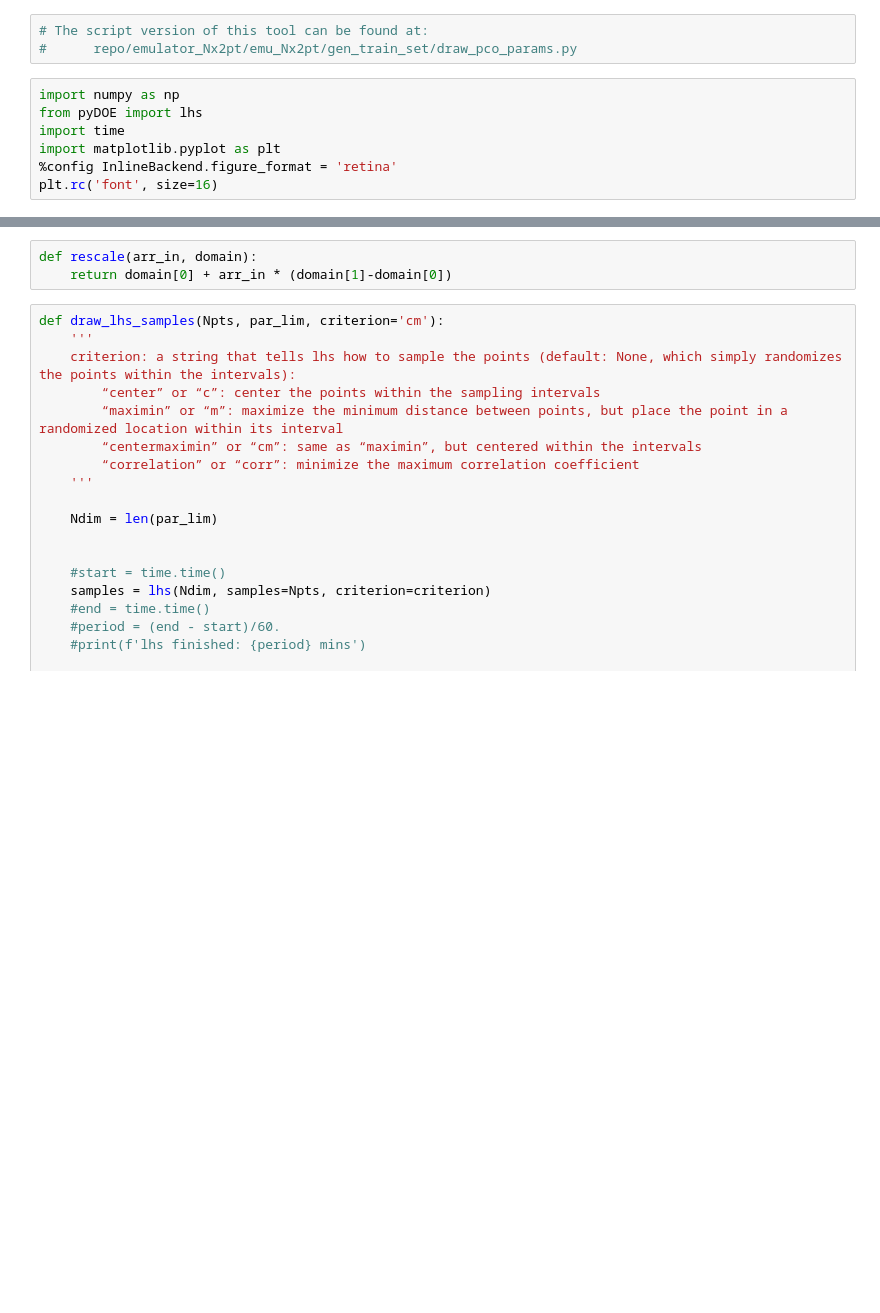
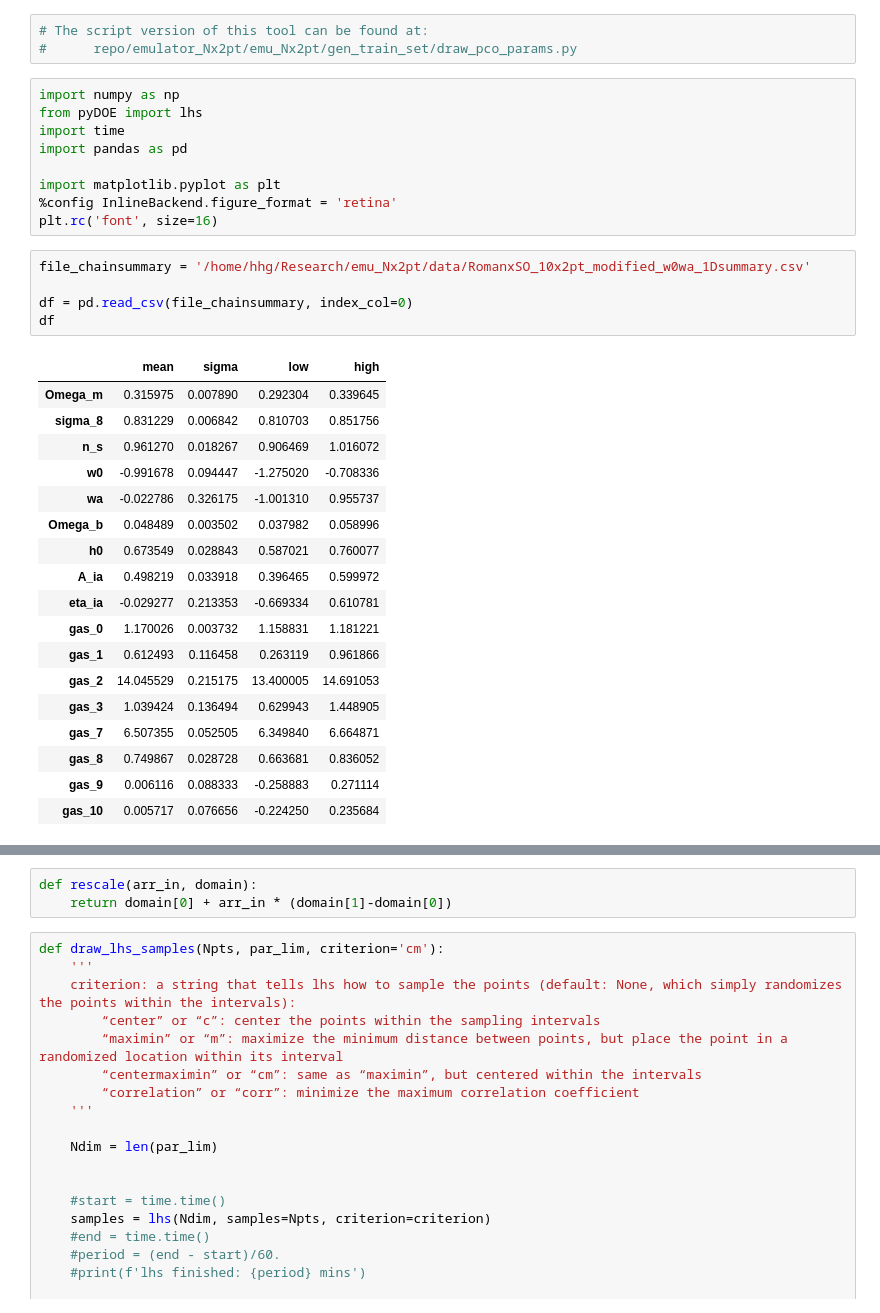
Before and after one commit to hungjinh/emulator_Nx2pt, a Jupyter notebook: notebooks/develop/[Tool] Draw Training Cosmology Parameters.ipynb, the cells around one changed output, grey strips where cells are left out. Saved outputs shown, nothing was run; the diff lists cells and outputs as text; blank space fills up the shorter version.

```diff
--- a/notebooks/develop/[Tool] Draw Training Cosmology Parameters.ipynb
+++ b/notebooks/develop/[Tool] Draw Training Cosmology Parameters.ipynb
@@ -5,6 +5,32 @@
 import numpy as np
 from pyDOE import lhs
 import time
+import pandas as pd
+
 import matplotlib.pyplot as plt
 %config InlineBackend.figure_format = 'retina'
 plt.rc('font', size=16)
+# %%
+file_chainsummary = '/home/hhg/Research/emu_Nx2pt/data/RomanxSO_10x2pt_modified_w0wa_1Dsummary.csv'
+
+df = pd.read_csv(file_chainsummary, index_col=0)
+df
+# %% [output]
+|  | mean | sigma | low | high |
+| Omega_m | 0.315975 | 0.007890 | 0.292304 | 0.339645 |
+| sigma_8 | 0.831229 | 0.006842 | 0.810703 | 0.851756 |
+| n_s | 0.961270 | 0.018267 | 0.906469 | 1.016072 |
+| w0 | -0.991678 | 0.094447 | -1.275020 | -0.708336 |
+| wa | -0.022786 | 0.326175 | -1.001310 | 0.955737 |
+| Omega_b | 0.048489 | 0.003502 | 0.037982 | 0.058996 |
+| h0 | 0.673549 | 0.028843 | 0.587021 | 0.760077 |
+| A_ia | 0.498219 | 0.033918 | 0.396465 | 0.599972 |
+| eta_ia | -0.029277 | 0.213353 | -0.669334 | 0.610781 |
+| gas_0 | 1.170026 | 0.003732 | 1.158831 | 1.181221 |
+| gas_1 | 0.612493 | 0.116458 | 0.263119 | 0.961866 |
+| gas_2 | 14.045529 | 0.215175 | 13.400005 | 14.691053 |
+| gas_3 | 1.039424 | 0.136494 | 0.629943 | 1.448905 |
+| gas_7 | 6.507355 | 0.052505 | 6.349840 | 6.664871 |
+| gas_8 | 0.749867 | 0.028728 | 0.663681 | 0.836052 |
+| gas_9 | 0.006116 | 0.088333 | -0.258883 | 0.271114 |
+| gas_10 | 0.005717 | 0.076656 | -0.224250 | 0.235684 |
```
Also changed, not shown: parts of 4 cells of this notebook, 6 other files.
